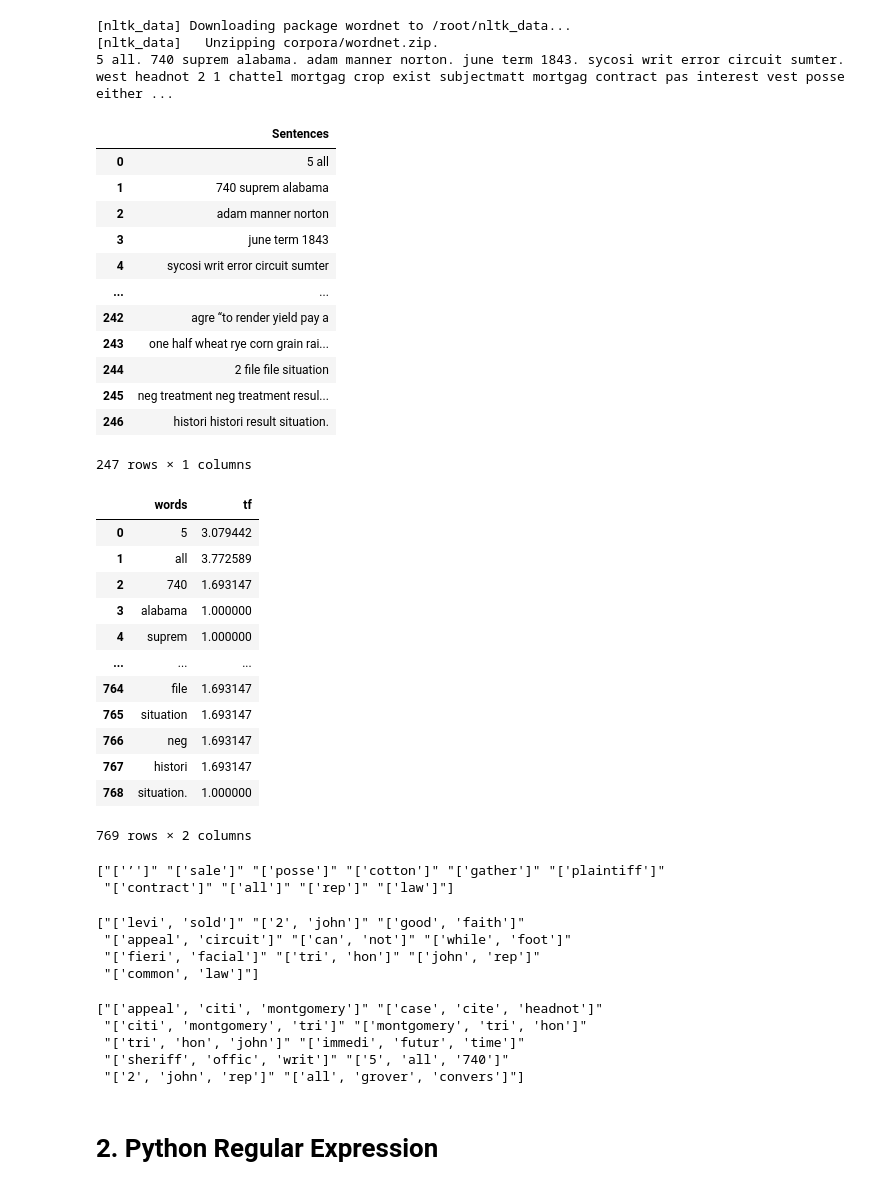
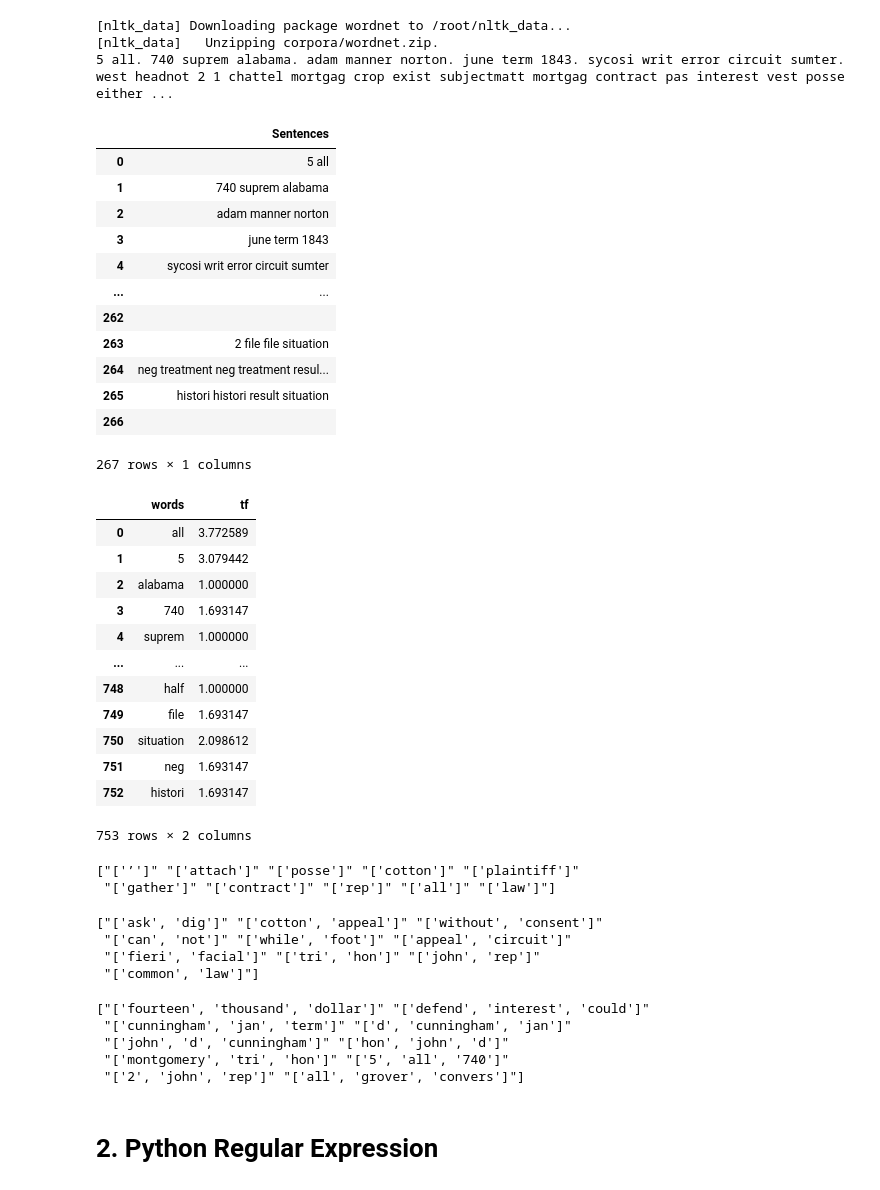
Before and after one commit to kushalvanama/INFO5731_Spring2020, a Jupyter notebook: Vanama_In_class_exercise_04.ipynb, the cells around one changed output. Drawn from its saved outputs; the diff is of its cells as text; code cells hidden in the pictures.

```diff
--- a/Vanama_In_class_exercise_04.ipynb
+++ b/Vanama_In_class_exercise_04.ipynb
@@ -160,9 +160,9 @@ words = [word for word in txt.split(' ')]
 cnts = Counter(words)
 idx = argsort(array(list(cnts.values())))[:10]
 rare = array(list(cnts.keys()))[idx]
-notrare = [word for word in txt.split() if word not in freq]
+not_rare = [word for word in txt.split() if word not in rare]
 print('Rare words:', rare)
 print()
-txt = ' '.join(notrare)
+txt = ' '.join(not_rare)
 print(txt)
 # %% [output]
@@ -196,8 +196,8 @@ print(tkns)
 # Stemming
 from nltk.stem import PorterStemmer
 st = PorterStemmer()
-stms = [st.stem(word) for word in txt.split()]
-txt = ' '.join(stms)
+stems = [st.stem(word) for word in txt.split()]
+txt = ' '.join(stems)
 print(txt)
 # %% [output]
 5 all. 740 suprem alabama. adam manner norton. june term 1843. sycosi writ error circuit sumter. west headnot 2 1 chattel mortgag crop exist subjectmatt mortgag contract pass interest vest possess eit ...
@@ -216,7 +216,7 @@ print(txt)
 # %%
 # Save to .csv file
 import pandas as pd
-dt_fr = pd.DataFrame({'Sentences' :txt.split('. ')})
+dt_fr = pd.DataFrame({'Sentences' :txt.split('.')})
 dt_fr.to_csv('clean_text.csv')
 dt_fr
 # %% [output]
@@ -227,53 +227,53 @@ dt_fr
 | 3 | june term 1843 |
 | 4 | sycosi writ error circuit sumter |
 | ... | ... |
-| 242 | agre “to render yield pay a |
-| 243 | one half wheat rye corn grain rai... |
-| 244 | 2 file file situation |
-| 245 | neg treatment neg treatment resul... |
-| 246 | histori histori result situation. |
+| 262 |  |
+| 263 | 2 file file situation |
+| 264 | neg treatment neg treatment resul... |
+| 265 | histori histori result situation |
+| 266 |  |
-247 rows × 1 columns
+267 rows × 1 columns
 # %%
 import numpy as np
 import pandas as pd
-trm_freq = (dt_fr['Sentences'].apply(lambda x: pd.value_counts(str(x).split(" "))).sum(axis = 0).reset_index())
-trm_freq.columns = ['words','tf']
-trm_freq.tf = np.where(trm_freq.tf != 0, 1+np.log(trm_freq.tf), 0)
-trm_freq
+term_freq = (dt_fr['Sentences'].apply(lambda x: pd.value_counts(str(x).split(" "))).sum(axis = 0).reset_index())
+term_freq.columns = ['words','tf']
+term_freq.tf = np.where(term_freq.tf != 0, 1+np.log(term_freq.tf), 0)
+term_freq
 # %% [output]
 |  | words | tf |
-| 0 | 5 | 3.079442 |
-| 1 | all | 3.772589 |
-| 2 | 740 | 1.693147 |
-| 3 | alabama | 1.000000 |
+| 0 | all | 3.772589 |
+| 1 | 5 | 3.079442 |
+| 2 | alabama | 1.000000 |
+| 3 | 740 | 1.693147 |
 | 4 | suprem | 1.000000 |
 | ... | ... | ... |
-| 764 | file | 1.693147 |
-| 765 | situation | 1.693147 |
-| 766 | neg | 1.693147 |
-| 767 | histori | 1.693147 |
-| 768 | situation. | 1.000000 |
+| 748 | half | 1.000000 |
+| 749 | file | 1.693147 |
+| 750 | situation | 2.098612 |
+| 751 | neg | 1.693147 |
+| 752 | histori | 1.693147 |
-769 rows × 2 columns
+753 rows × 2 columns
 # %%
 # n-1 gram
 n1_gram = [str(n1) for n1 in (TextBlob(txt).ngrams(1))]
 cnts = Counter(n1_gram)
 idx = argsort(array(list(cnts.values())))[-10:]
-top10_n1_gram = array(list(cnts.keys()))[idx]
-print(top10_n1_gram)
+first_10_n1_grams = array(list(cnts.keys()))[idx]
+print(first_10_n1_grams)
 # %% [output]
-["['’']" "['sale']" "['posse']" "['cotton']" "['gather']" "['plaintiff']"
- "['contract']" "['all']" "['rep']" "['law']"]
+["['’']" "['attach']" "['posse']" "['cotton']" "['plaintiff']"
+ "['gather']" "['contract']" "['rep']" "['all']" "['law']"]
 # %%
 # n-2 gram
 n2_gram = [str(n2) for n2 in (TextBlob(txt).ngrams(2))]
 cnts = Counter(n2_gram)
 idx = argsort(array(list(cnts.values())))[-10:]
-top10_n2_gram = array(list(cnts.keys()))[idx]
-print(top10_n2_gram)
+first_10_n2_gram = array(list(cnts.keys()))[idx]
+print(first_10_n2_gram)
 # %% [output]
-["['levi', 'sold']" "['2', 'john']" "['good', 'faith']"
- "['appeal', 'circuit']" "['can', 'not']" "['while', 'foot']"
+["['ask', 'dig']" "['cotton', 'appeal']" "['without', 'consent']"
+ "['can', 'not']" "['while', 'foot']" "['appeal', 'circuit']"
  "['fieri', 'facial']" "['tri', 'hon']" "['john', 'rep']"
  "['common', 'law']"]
 # %%
@@ -281,13 +281,13 @@ print(top10_n2_gram)
 n3_gram = [str(n3) for n3 in (TextBlob(txt).ngrams(3))]
 cnts = Counter(n3_gram)
 idx = argsort(array(list(cnts.values())))[-10:]
-top10_n3_gram = array(list(cnts.keys()))[idx]
-print(top10_n3_gram)
+first_10_n3_gram = array(list(cnts.keys()))[idx]
+print(first_10_n3_gram)
 # %% [output]
-["['appeal', 'citi', 'montgomery']" "['case', 'cite', 'headnot']"
- "['citi', 'montgomery', 'tri']" "['montgomery', 'tri', 'hon']"
- "['tri', 'hon', 'john']" "['immedi', 'futur', 'time']"
- "['sheriff', 'offic', 'writ']" "['5', 'all', '740']"
+["['fourteen', 'thousand', 'dollar']" "['defend', 'interest', 'could']"
+ "['cunningham', 'jan', 'term']" "['d', 'cunningham', 'jan']"
+ "['john', 'd', 'cunningham']" "['hon', 'john', 'd']"
+ "['montgomery', 'tri', 'hon']" "['5', 'all', '740']"
  "['2', 'john', 'rep']" "['all', 'grover', 'convers']"]
 # %% [markdown]
 # 2. Python Regular Expression
```
Also changed, not shown: parts of 3 cells of this notebook.
